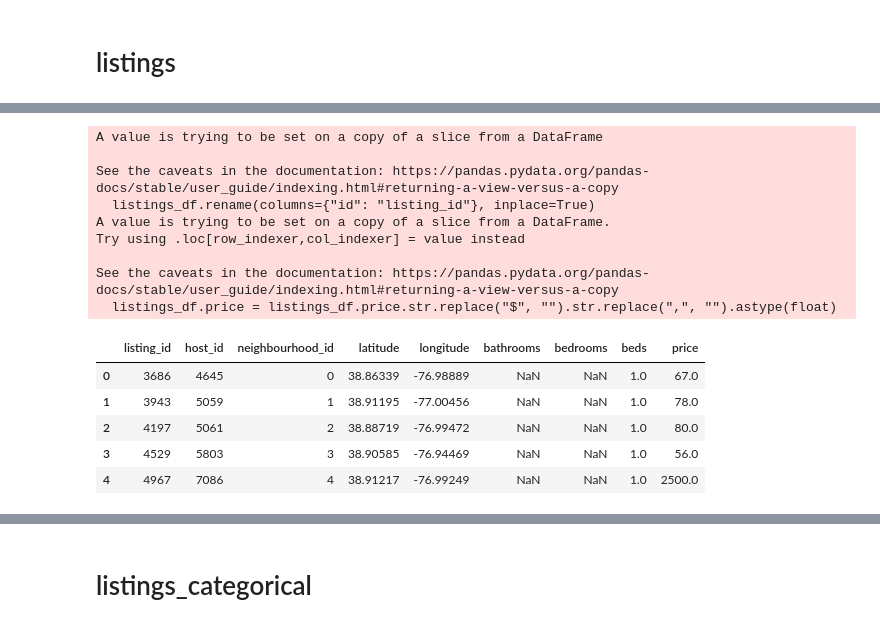
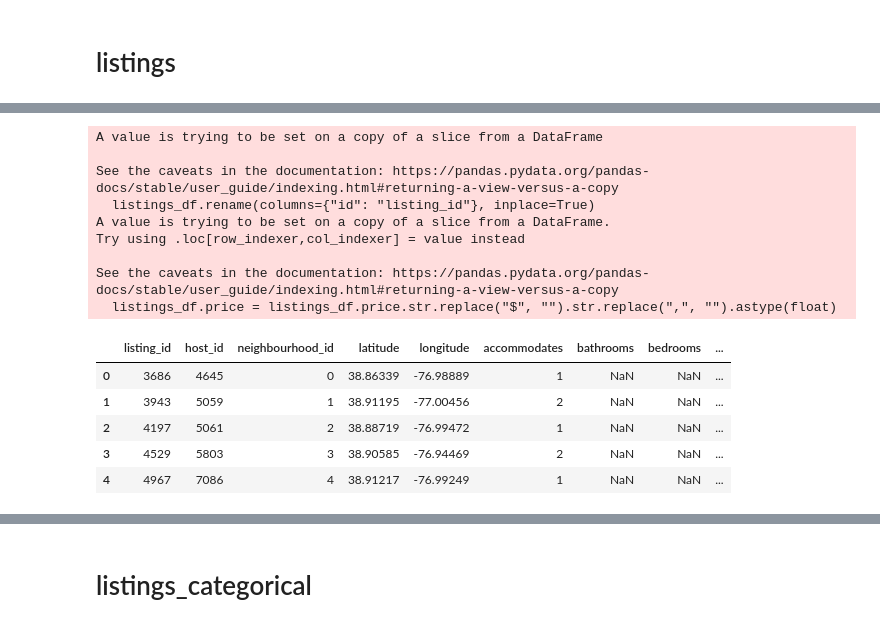
Before and after one commit to johbry17/DC-AirBnB-SQL-Database, a Jupyter notebook: data/v2.0/data_cleaning_v2.0.ipynb, the cells around one changed output, grey strips where cells are left out. Cells and saved outputs as stored; diff of their text form; code cells hidden in the pictures.

```diff
--- a/data/v2.0/data_cleaning_v2.0.ipynb
+++ b/data/v2.0/data_cleaning_v2.0.ipynb
@@ -260,6 +260,7 @@ listings_df = df[
         "neighbourhood_cleansed",
         "latitude",
         "longitude",
+        "accommodates",
         "bathrooms",
         "bedrooms",
         "beds",
@@ -284,36 +285,37 @@ listings_df.price = listings_df.price.str.replace("$", "").str.replace(",", "").
 # merge neighbourhoods_df, drop neighbourhood_cleansed, neighbourhood
 listings_df = pd.merge(listings_df, neighbourhoods_df, left_on="neighbourhood_cleansed", right_on="neighbourhood", how="left")
 listings_df.drop(columns=["neighbourhood_cleansed", "neighbourhood"], inplace=True)
 
 # reorganize columns
 listings_df = listings_df[
     [
         "listing_id",
         "host_id",
         "neighbourhood_id",
         "latitude",
         "longitude",
+        "accommodates",
         "bathrooms",
         "bedrooms",
         "beds",
         "price",
     ]
 ]
 
 listings_df.head()
 # %% [output]
 A value is trying to be set on a copy of a slice from a DataFrame
 
 See the caveats in the documentation: https://pandas.pydata.org/pandas-docs/stable/user_guide/indexing.html#returning-a-view-versus-a-copy
   listings_df.rename(columns={"id": "listing_id"}, inplace=True)
 A value is trying to be set on a copy of a slice from a DataFrame.
 Try using .loc[row_indexer,col_indexer] = value instead
 
 See the caveats in the documentation: https://pandas.pydata.org/pandas-docs/stable/user_guide/indexing.html#returning-a-view-versus-a-copy
   listings_df.price = listings_df.price.str.replace("$", "").str.replace(",", "").astype(float)
-|  | listing_id | host_id | neighbourhood_id | latitude | longitude | bathrooms | bedrooms | beds | price |
-| 0 | 3686 | 4645 | 0 | 38.86339 | -76.98889 | NaN | NaN | 1.0 | 67.0 |
-| 1 | 3943 | 5059 | 1 | 38.91195 | -77.00456 | NaN | NaN | 1.0 | 78.0 |
-| 2 | 4197 | 5061 | 2 | 38.88719 | -76.99472 | NaN | NaN | 1.0 | 80.0 |
-| 3 | 4529 | 5803 | 3 | 38.90585 | -76.94469 | NaN | NaN | 1.0 | 56.0 |
-| 4 | 4967 | 7086 | 4 | 38.91217 | -76.99249 | NaN | NaN | 1.0 | 2500.0 |
+|  | listing_id | host_id | neighbourhood_id | latitude | longitude | accommodates | bathrooms | bedrooms | ... |
+| 0 | 3686 | 4645 | 0 | 38.86339 | -76.98889 | 1 | NaN | NaN | ... |
+| 1 | 3943 | 5059 | 1 | 38.91195 | -77.00456 | 2 | NaN | NaN | ... |
+| 2 | 4197 | 5061 | 2 | 38.88719 | -76.99472 | 1 | NaN | NaN | ... |
+| 3 | 4529 | 5803 | 3 | 38.90585 | -76.94469 | 2 | NaN | NaN | ... |
+| 4 | 4967 | 7086 | 4 | 38.91217 | -76.99249 | 1 | NaN | NaN | ... |
```
Also changed, not shown: parts of 7 cells of this notebook, 2 other files.
